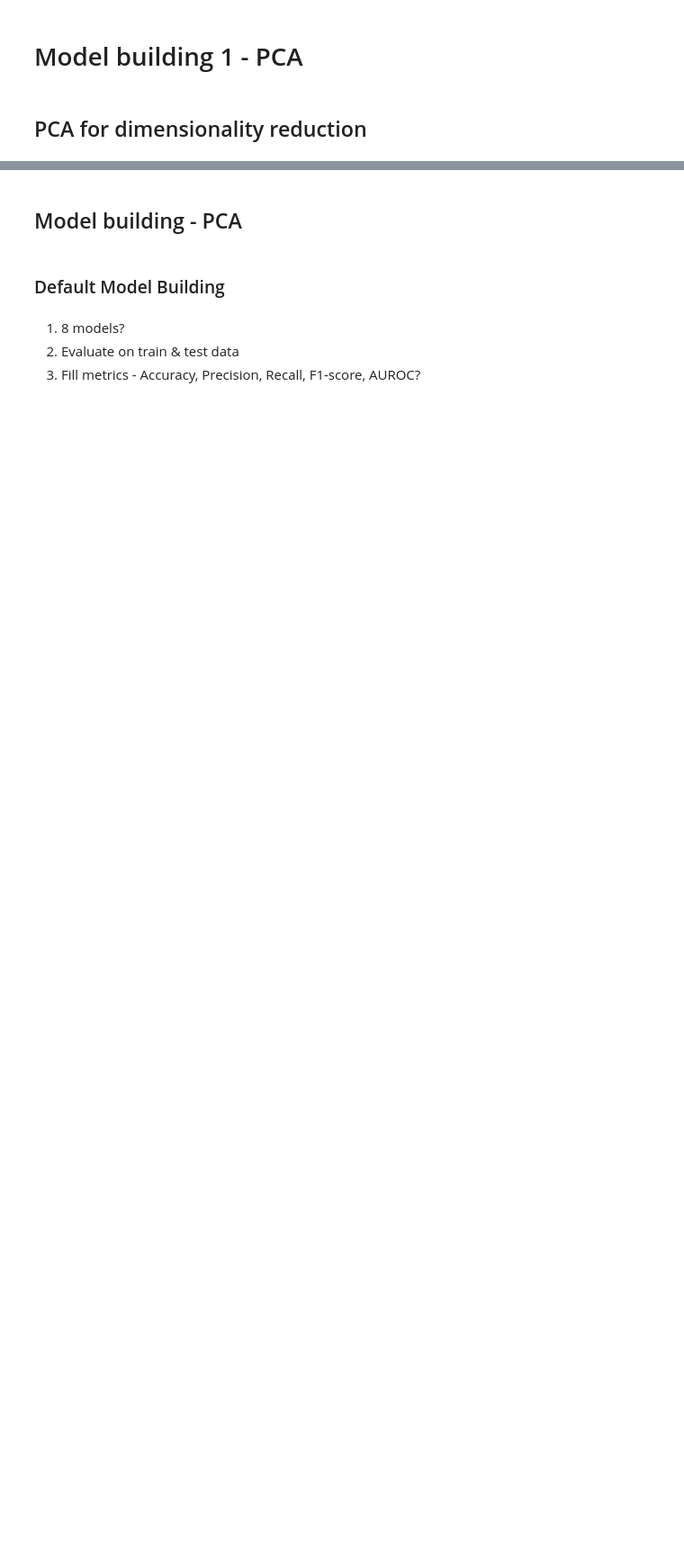
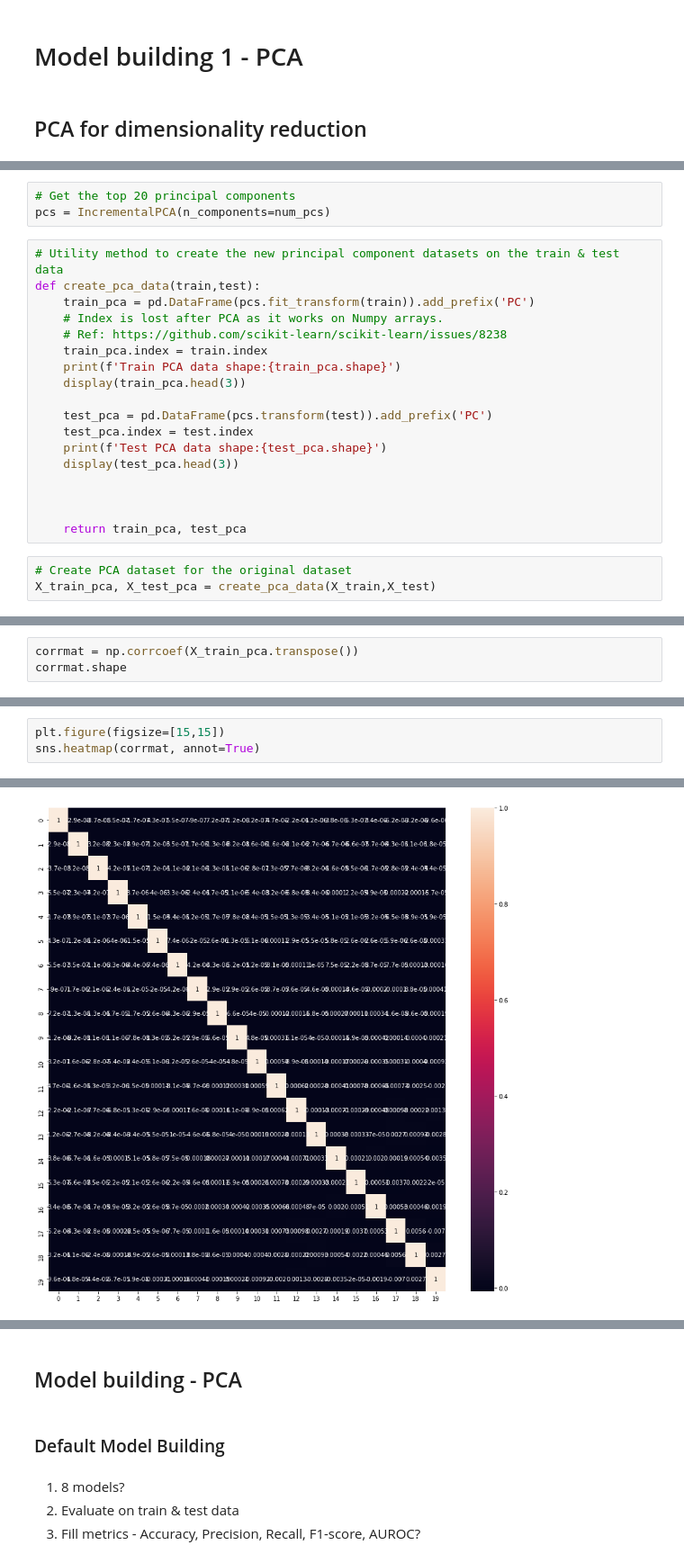
Before and after one commit to Lakshmi-1212/TelecomChurn_CaseStudy, a Jupyter notebook: TelcomChurn_CaseStudy.ipynb, the cells around one changed output, grey strips where cells are left out. Shown at 90% size. Cells and saved outputs as stored; diff of their text form; blank space fills up the shorter version.

```diff
--- a/TelcomChurn_CaseStudy.ipynb
+++ b/TelcomChurn_CaseStudy.ipynb
@@ -503,0 +1020,24 @@ sns.pairplot(df)
+# %%
+# Get the top 20 principal components
+pcs = IncrementalPCA(n_components=num_pcs)
+# %%
+# Utility method to create the new principal component datasets on the train & test data
+def create_pca_data(train,test):
+    train_pca = pd.DataFrame(pcs.fit_transform(train)).add_prefix('PC')
+    # Index is lost after PCA as it works on Numpy arrays.
+    # Ref: https://github.com/scikit-learn/scikit-learn/issues/8238
+    train_pca.index = train.index
+    print(f'Train PCA data shape:{train_pca.shape}')
+    display(train_pca.head(3))
+
+    test_pca = pd.DataFrame(pcs.transform(test)).add_prefix('PC')
+    test_pca.index = test.index
+    print(f'Test PCA data shape:{test_pca.shape}')
+    display(test_pca.head(3))
+
+
+
+    return train_pca, test_pca
+# %%
+# Create PCA dataset for the original dataset
+X_train_pca, X_test_pca = create_pca_data(X_train,X_test)
@@ -503,0 +1087,3 @@ sns.pairplot(df)
+# %%
+corrmat = np.corrcoef(X_train_pca.transpose())
+corrmat.shape
@@ -503,0 +1092,4 @@ sns.pairplot(df)
+# %%
+plt.figure(figsize=[15,15])
+sns.heatmap(corrmat, annot=True)
+# %% [output]
@@ -503,0 +1097 @@ sns.pairplot(df)
+[figure, added]
```
Also changed, not shown: parts of 107 cells of this notebook.
